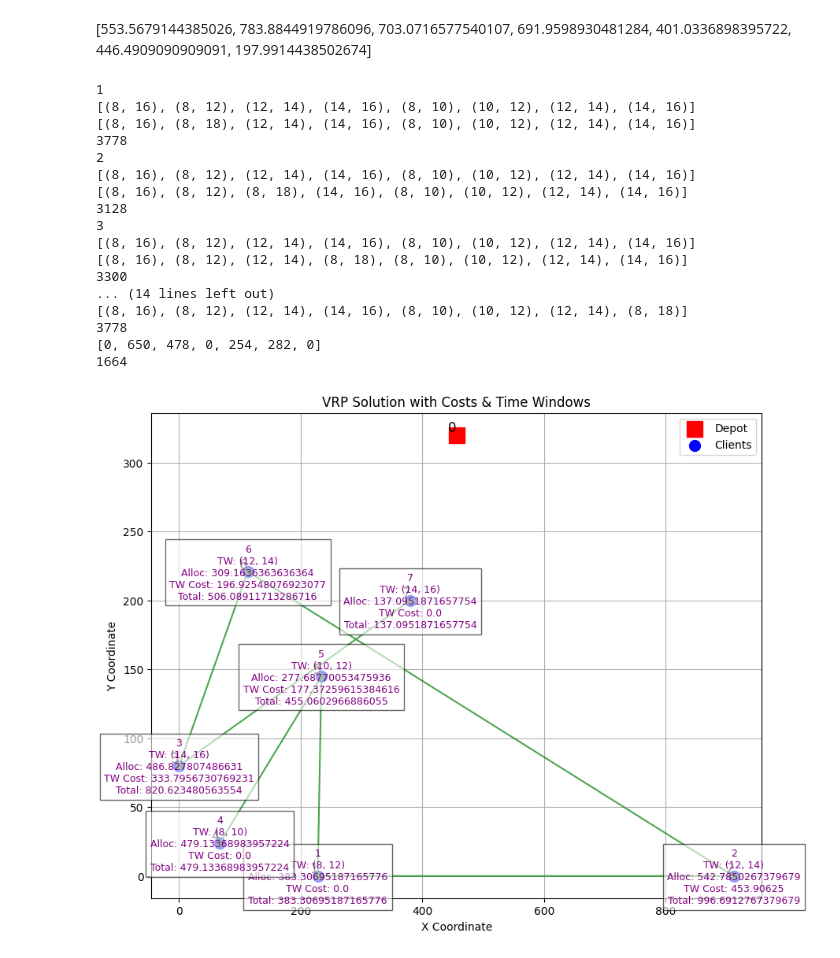
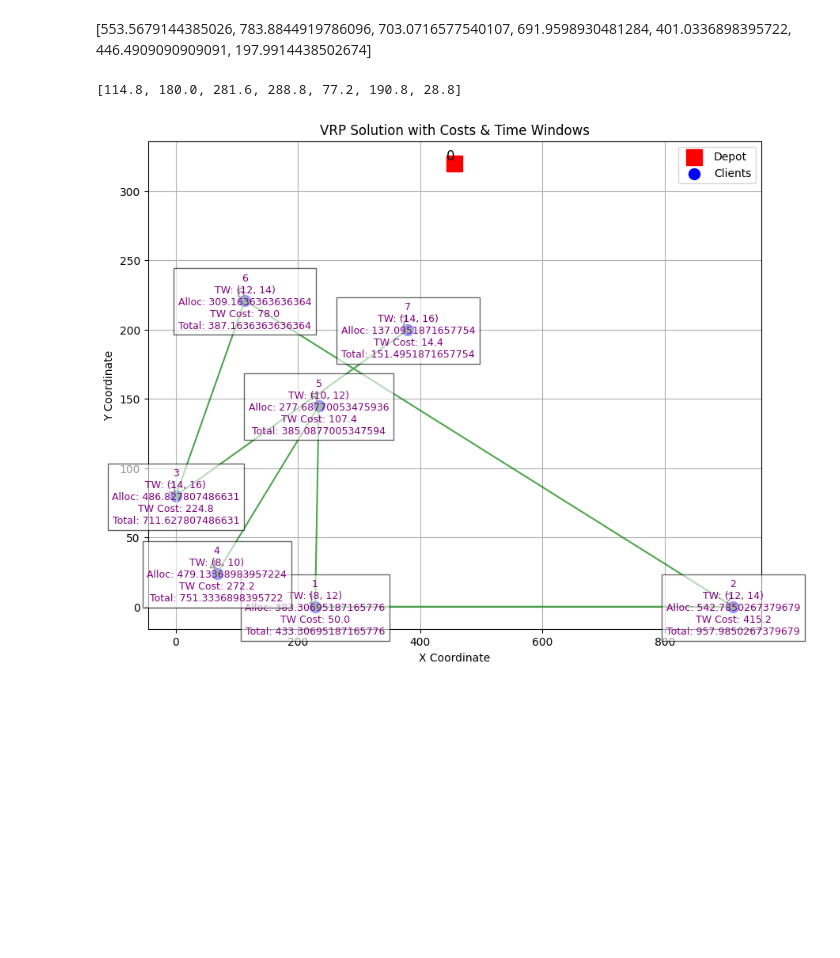
Before and after one commit to AbderazakHsaini/TWCostAllocation, a Jupyter notebook: draft2 copy.ipynb, the cells around one changed output. Saved outputs shown, nothing was run; the diff lists cells and outputs as text; code cells hidden in the pictures; blank space fills up the shorter version.

Commit message:
Monte Carlo Approximation & Pickup and Delivery

```diff
--- a/draft2 copy.ipynb
+++ b/draft2 copy.ipynb
@@ -61,7 +71,8 @@ clients = [
     m.add_client(
         x=COORDS[idx][0],
         y=COORDS[idx][1],
-        delivery=DEMANDS[idx],
+        delivery=DEMANDS[idx][0],
+        pickup=DEMANDS[idx][1],
         service_duration=service_time,
         tw_early=TIME_WINDOWS[idx][0],
         tw_late=TIME_WINDOWS[idx][1],
@@ -143,4 +154,6 @@ plt.grid(True)
 plt.show()
 # %% [output]
 [figure]
+# %%
+customers = set(range(1, len(COORDS)))
 # %%
@@ -188,7 +267,8 @@ clients = [
     m2.add_client(
         x=COORDS[idx][0],
         y=COORDS[idx][1],
-        delivery=DEMANDS[idx],
+        delivery=DEMANDS[idx][0],
+        pickup=DEMANDS[idx][1],
         service_duration=service_time,
         tw_early=TIME_WINDOWS2[idx][0],
         tw_late=TIME_WINDOWS2[idx][1],
@@ -343,11 +366,37 @@ SyntaxError: invalid syntax. Perhaps you forgot a comma? (2682819023.py, line 24
 # %% [markdown]
 [553.5679144385026, 783.8844919786096, 703.0716577540107, 691.9598930481284, 401.0336898395722, 446.4909090909091, 197.9914438502674]
+# %%
+def approximate_shapley_TW(time_windows, num_samples):
+
+    n = len(COORDS) - 1  # Number of customers (excluding depot)
+    shapley_alloc = [0] * (n + 1)  # List initialized with zeros (size n+1 to match indices)
+
+    for _ in range(num_samples):
+        # Generate a random permutation of customers
+        perm = np.random.permutation(list(customers))
+        coalition = set()
+
+        for i in perm:
+            old_cost = coalition_cost(time_windows, sorted(coalition))
+            coalition.add(i)
+            new_cost = coalition_cost(time_windows, sorted(coalition))
+            marginal_contribution = new_cost - old_cost
+
+            shapley_alloc[i] += marginal_contribution
+
+    # Normalize by the number of samples
+    for i in customers:
+        shapley_alloc[i] /= num_samples
+
+    return shapley_alloc[1:]  # Remove depot (index 0)
+# %% [output]
+[114.8, 180.0, 281.6, 288.8, 77.2, 190.8, 28.8]
 # %%
 
 
 # Sample lists (replace these with your actual data)
 allocated_costs = proportional_cost_pricing(Cost_2, d)  # List of allocated costs per customer (without time window)
-time_window_costs = time_window_pricing(Cost_,Cost_2, TIME_WINDOWS)  # List of time window costs per customer
+time_window_costs = approximate_shapley_TW(TIME_WINDOWS, 10)  # List of time window costs per customer
 total_allocated_costs = [a+b for a,b in zip(allocated_costs, time_window_costs)]  # List of total allocated costs per customer
 
 # Extract coordinates
@@ -363,48 +412,31 @@ plt.scatter(x_coords[0], y_coords[0], c='red', marker='s', s=200, label="Depot")
 plt.scatter(x_coords[1:], y_coords[1:], c='blue', marker='o', s=100, label="Clients")
 
 # Annotate depot and clients
 for idx, (x, y) in enumerate(COORDS):
     plt.text(x, y, str(idx), fontsize=12, ha='right', va='bottom', color="black")
 
 # Plot routes
 for route in Routes_:
     route_coords = [COORDS[loc] for loc in route]
     x_route, y_route = zip(*route_coords)
     plt.plot(x_route, y_route, linestyle='-', marker='o', color='green', alpha=0.7)
 
 # Annotate time windows and costs for each client
 for idx, (x, y) in enumerate(COORDS[1:], start=1):
     tw = TIME_WINDOWS[idx]
     allocated_cost = allocated_costs[idx - 1]
     tw_cost = time_window_costs[idx - 1]
     total_cost = total_allocated_costs[idx - 1]
 
     plt.text(x, y - 20, f"{idx}\nTW: {tw}\nAlloc: {allocated_cost}\nTW Cost: {tw_cost}\nTotal: {total_cost}",
              fontsize=9, ha='center', color='purple', bbox=dict(facecolor='white', alpha=0.6))
 
 # Final plot details
 plt.xlabel("X Coordinate")
 plt.ylabel("Y Coordinate")
 plt.legend()
 plt.title("VRP Solution with Costs & Time Windows")
 plt.grid(True)
 plt.show()
 # %% [output]
-1
-[(8, 16), (8, 12), (12, 14), (14, 16), (8, 10), (10, 12), (12, 14), (14, 16)]
-[(8, 16), (8, 18), (12, 14), (14, 16), (8, 10), (10, 12), (12, 14), (14, 16)]
-3778
-2
-[(8, 16), (8, 12), (12, 14), (14, 16), (8, 10), (10, 12), (12, 14), (14, 16)]
-[(8, 16), (8, 12), (8, 18), (14, 16), (8, 10), (10, 12), (12, 14), (14, 16)]
-3128
-3
-[(8, 16), (8, 12), (12, 14), (14, 16), (8, 10), (10, 12), (12, 14), (14, 16)]
-[(8, 16), (8, 12), (12, 14), (8, 18), (8, 10), (10, 12), (12, 14), (14, 16)]
-3300
-... (14 lines left out)
-[(8, 16), (8, 12), (12, 14), (14, 16), (8, 10), (10, 12), (12, 14), (8, 18)]
-3778
-[0, 650, 478, 0, 254, 282, 0]
-1664
-[figure, old version]
+[figure, new version]
```
Also changed, not shown: parts of 10 cells of this notebook.
